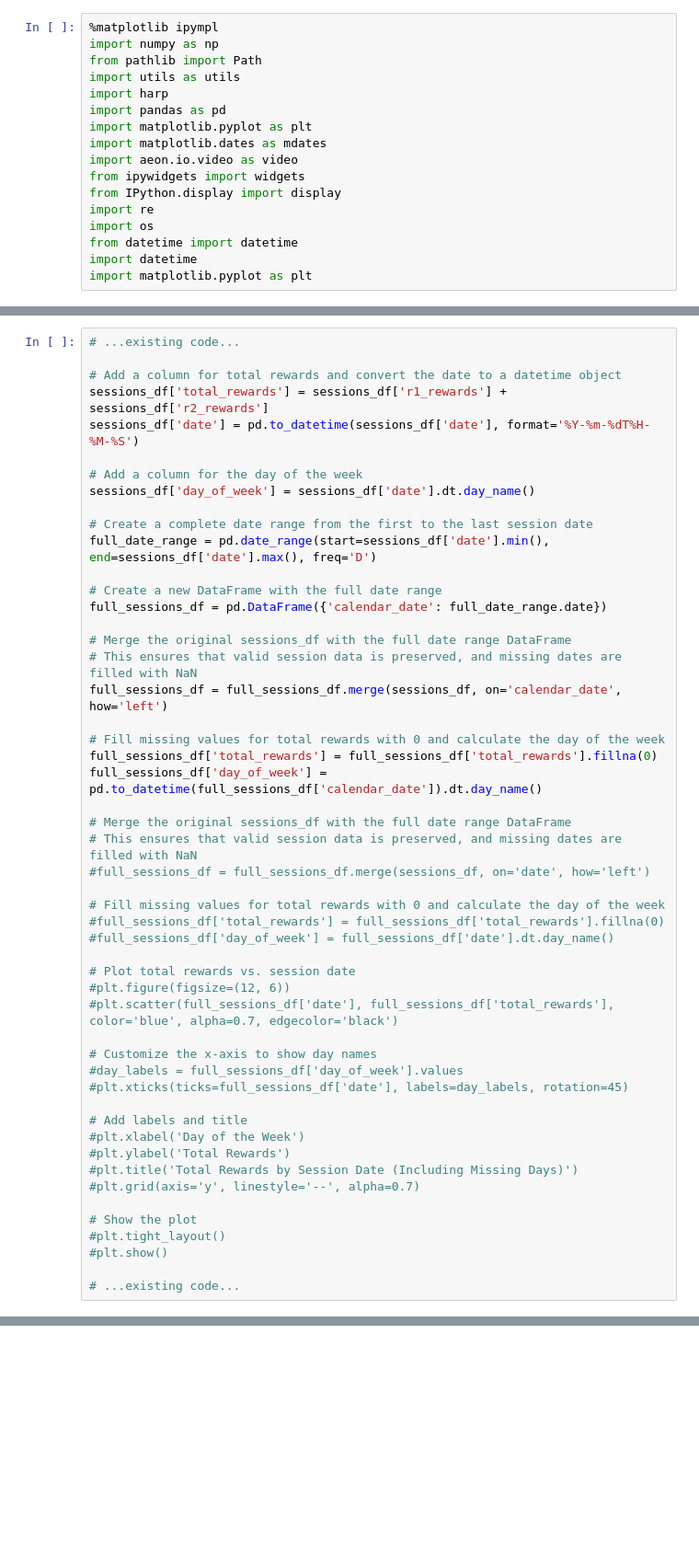
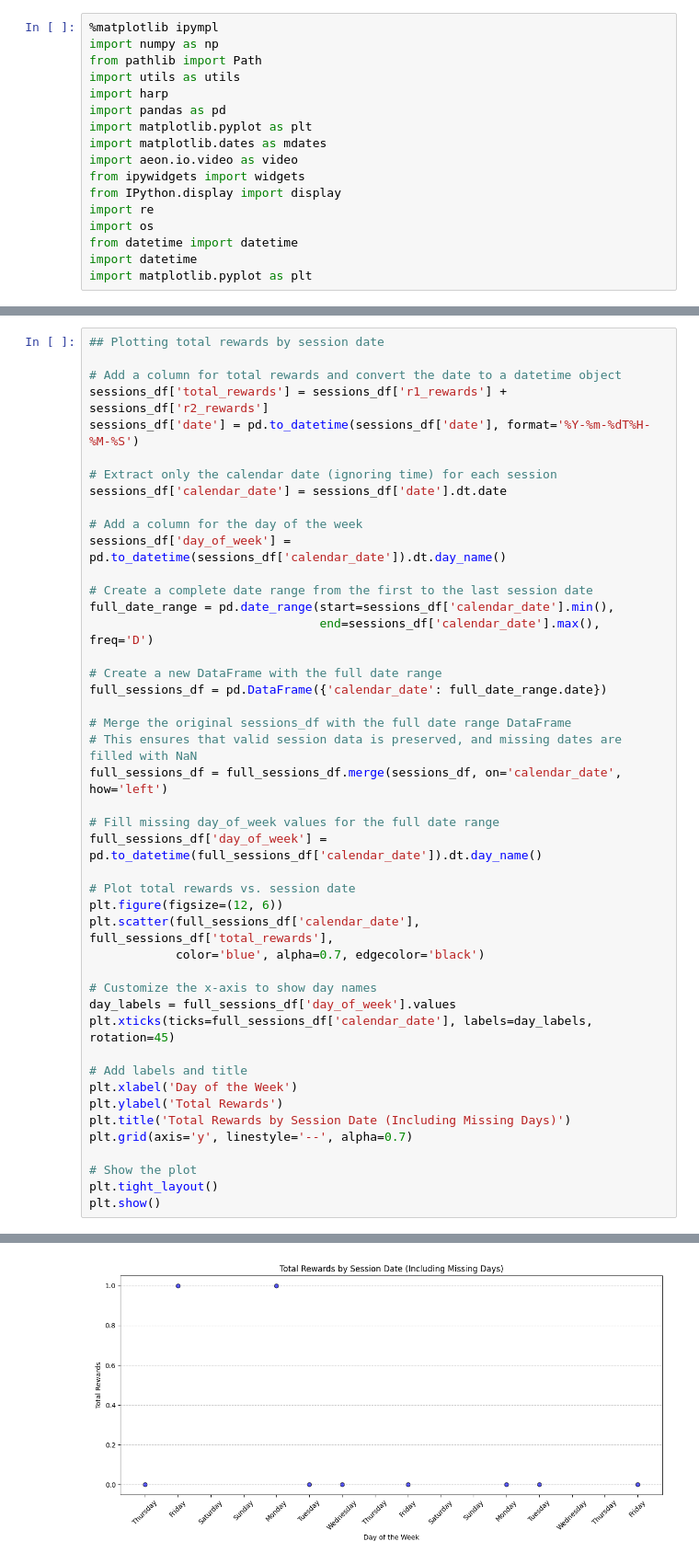
Before and after one commit to SainsburyWellcomeCentre/hypnose-analysis, a Jupyter notebook: notebook/multiple_sessions.ipynb, the cells around one changed output, grey strips where cells are left out. Shown: that part at 92% size. Drawn from its saved outputs; the diff is of its cells as text; blank space fills up the shorter version.

```diff
--- a/notebook/multiple_sessions.ipynb
+++ b/notebook/multiple_sessions.ipynb
@@ -206,15 +146,19 @@ Successfully processed session 11
 # %%
-# ...existing code...
+## Plotting total rewards by session date
 
 # Add a column for total rewards and convert the date to a datetime object
 sessions_df['total_rewards'] = sessions_df['r1_rewards'] + sessions_df['r2_rewards']
 sessions_df['date'] = pd.to_datetime(sessions_df['date'], format='%Y-%m-%dT%H-%M-%S')
 
+# Extract only the calendar date (ignoring time) for each session
+sessions_df['calendar_date'] = sessions_df['date'].dt.date
+
 # Add a column for the day of the week
-sessions_df['day_of_week'] = sessions_df['date'].dt.day_name()
+sessions_df['day_of_week'] = pd.to_datetime(sessions_df['calendar_date']).dt.day_name()
 
 # Create a complete date range from the first to the last session date
-full_date_range = pd.date_range(start=sessions_df['date'].min(), end=sessions_df['date'].max(), freq='D')
+full_date_range = pd.date_range(start=sessions_df['calendar_date'].min(),
+                                end=sessions_df['calendar_date'].max(), freq='D')
 
 # Create a new DataFrame with the full date range
 full_sessions_df = pd.DataFrame({'calendar_date': full_date_range.date})
@@ -223,35 +167,25 @@ full_sessions_df = pd.DataFrame({'calendar_date': full_date_range.date})
 # This ensures that valid session data is preserved, and missing dates are filled with NaN
 full_sessions_df = full_sessions_df.merge(sessions_df, on='calendar_date', how='left')
 
-# Fill missing values for total rewards with 0 and calculate the day of the week
-full_sessions_df['total_rewards'] = full_sessions_df['total_rewards'].fillna(0)
+# Fill missing day_of_week values for the full date range
 full_sessions_df['day_of_week'] = pd.to_datetime(full_sessions_df['calendar_date']).dt.day_name()
 
-# Merge the original sessions_df with the full date range DataFrame
-# This ensures that valid session data is preserved, and missing dates are filled with NaN
-#full_sessions_df = full_sessions_df.merge(sessions_df, on='date', how='left')
-
-# Fill missing values for total rewards with 0 and calculate the day of the week
-#full_sessions_df['total_rewards'] = full_sessions_df['total_rewards'].fillna(0)
-#full_sessions_df['day_of_week'] = full_sessions_df['date'].dt.day_name()
-
 # Plot total rewards vs. session date
-#plt.figure(figsize=(12, 6))
-#plt.scatter(full_sessions_df['date'], full_sessions_df['total_rewards'], color='blue', alpha=0.7, edgecolor='black')
+plt.figure(figsize=(12, 6))
+plt.scatter(full_sessions_df['calendar_date'], full_sessions_df['total_rewards'],
+            color='blue', alpha=0.7, edgecolor='black')
 
 # Customize the x-axis to show day names
-#day_labels = full_sessions_df['day_of_week'].values
-#plt.xticks(ticks=full_sessions_df['date'], labels=day_labels, rotation=45)
+day_labels = full_sessions_df['day_of_week'].values
+plt.xticks(ticks=full_sessions_df['calendar_date'], labels=day_labels, rotation=45)
 
 # Add labels and title
-#plt.xlabel('Day of the Week')
-#plt.ylabel('Total Rewards')
-#plt.title('Total Rewards by Session Date (Including Missing Days)')
-#plt.grid(axis='y', linestyle='--', alpha=0.7)
+plt.xlabel('Day of the Week')
+plt.ylabel('Total Rewards')
+plt.title('Total Rewards by Session Date (Including Missing Days)')
+plt.grid(axis='y', linestyle='--', alpha=0.7)
 
 # Show the plot
-#plt.tight_layout()
-#plt.show()
-
-# ...existing code...
+plt.tight_layout()
+plt.show()
 # %% [output]
@@ -258,0 +192 @@ KeyError: 'calendar_date'
+[figure, added]
```
Also changed, not shown: parts of 5 cells of this notebook, 1 other file.
